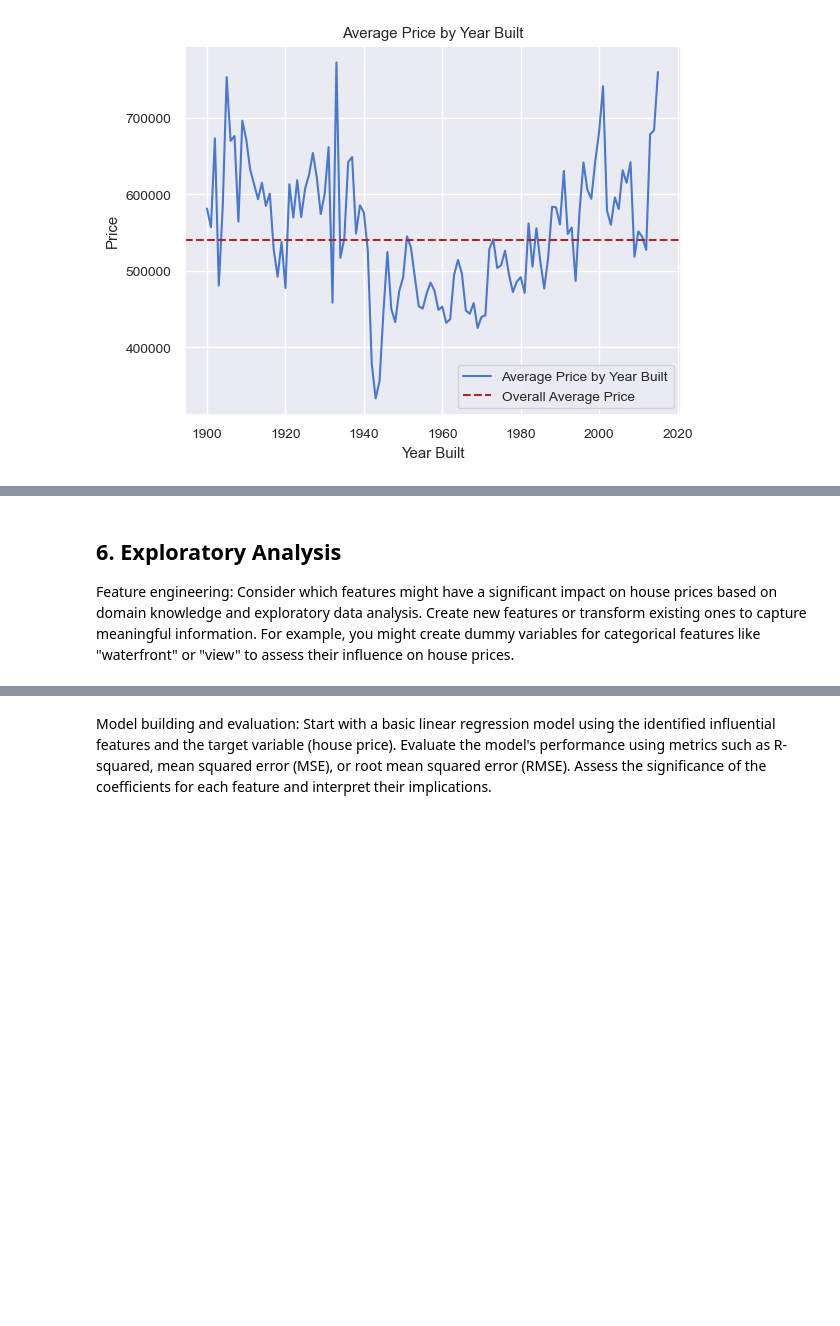
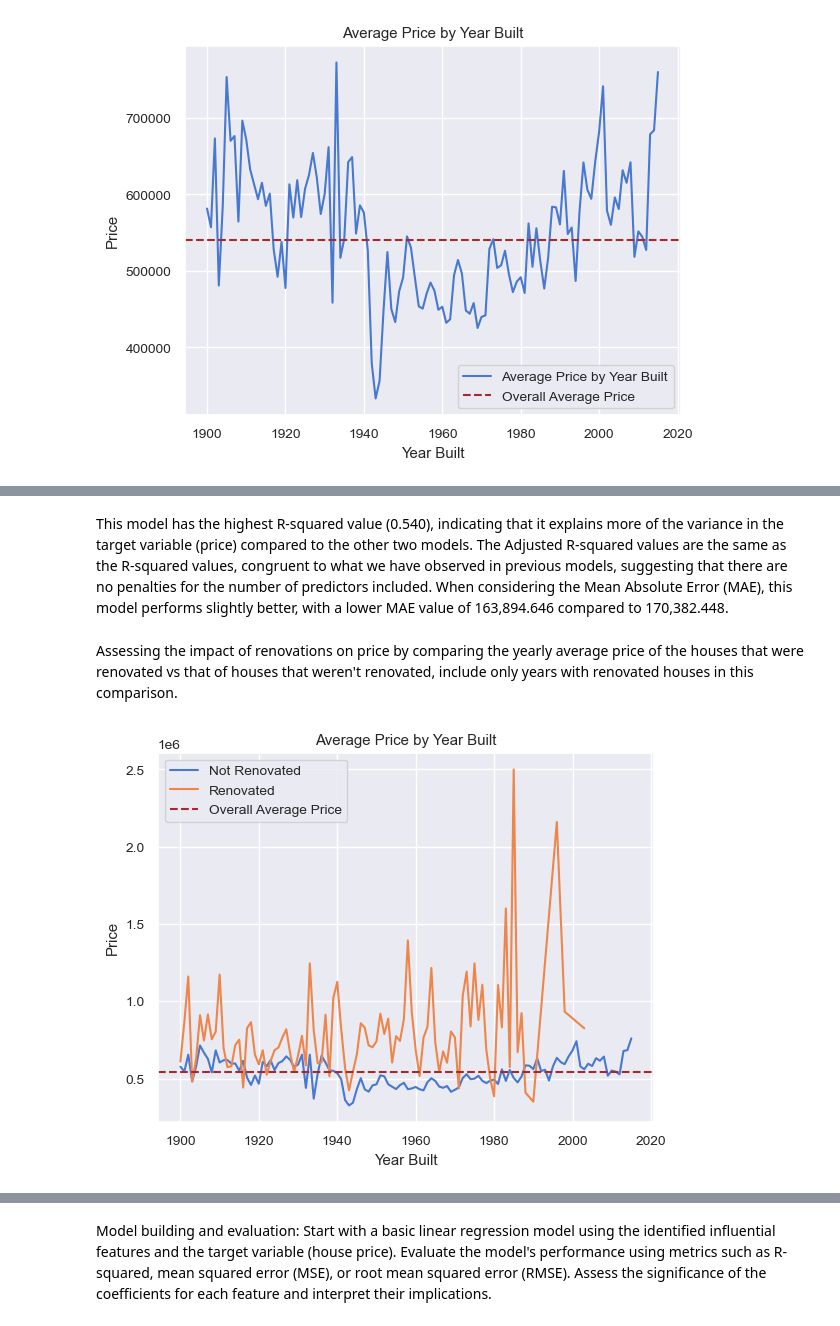
Before and after one commit to Perception-ui/phase_2, a Jupyter notebook: notebook.ipynb, the cells around one changed output, grey strips where cells are left out. Saved outputs shown, nothing was run; the diff lists cells and outputs as text; code cells hidden in the pictures; blank space fills up the shorter version.

```diff
--- a/notebook.ipynb
+++ b/notebook.ipynb
@@ -673,3 +672,0 @@ Mean Absolute Eroor when we add 'yr_built'to predictor variables is: 163894.6457
-# %% [markdown]
-## 6. Exploratory Analysis
-Feature engineering: Consider which features might have a significant impact on house prices based on domain knowledge and exploratory data analysis. Create new features or transform existing ones to capture meaningful information. For example, you might create dummy variables for categorical features like "waterfront" or "view" to assess their influence on house prices.
@@ -681,0 +673,32 @@ Feature engineering: Consider which features might have a significant impact on
+# %% [markdown]
+This model has the highest R-squared value (0.540), indicating that it explains more of the variance in the target variable (price) compared to the other two models.
+The Adjusted R-squared values are the same as the R-squared values, congruent to what we have observed in previous models, suggesting that there are no penalties for the number of predictors included.
+When considering the Mean Absolute Error (MAE), this model performs slightly better, with a lower MAE value of 163,894.646 compared to 170,382.448.
+# %% [markdown]
+Assessing the impact of renovations on price by comparing the yearly average price of the houses that were renovated vs that of houses that weren't renovated, include only years with renovated houses in this comparison.
+# %%
+# Calculate the overall average price
+overall_avg_price = data['price'].mean()
+
+# Calculate the average price by year built for houses that were not renovated
+avg_price_not_renovated = data[data['yr_renovated'] == 0].groupby('yr_built')['price'].mean()
+
+# Calculate the average price by year built for houses that were renovated
+avg_price_renovated = data[data['yr_renovated'] != 0].groupby('yr_built')['price'].mean()
+
+# Plot the average price for houses that were not renovated
+plt.plot(avg_price_not_renovated.index, avg_price_not_renovated.values, label='Not Renovated')
+
+# Plot the average price for houses that were renovated
+plt.plot(avg_price_renovated.index, avg_price_renovated.values, label='Renovated')
+
+# Plot the overall average price as a reference line
+plt.axhline(overall_avg_price, color='brown', linestyle='--', label='Overall Average Price')
+
+plt.xlabel('Year Built')
+plt.ylabel('Price')
+plt.title('Average Price by Year Built')
+plt.legend()
+plt.show()
+# %% [output]
+[figure, added]
```
Also changed, not shown: parts of 13 cells of this notebook.
